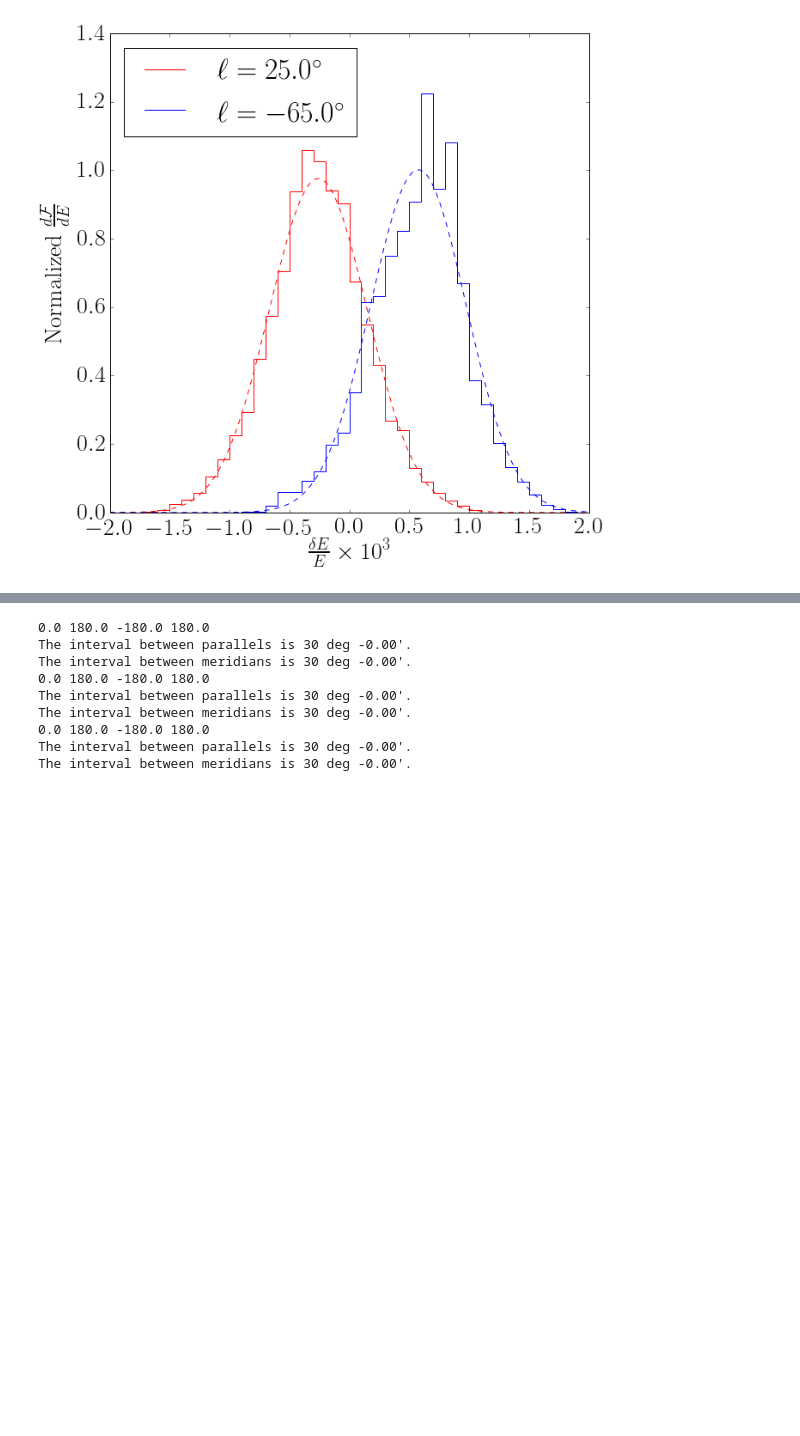
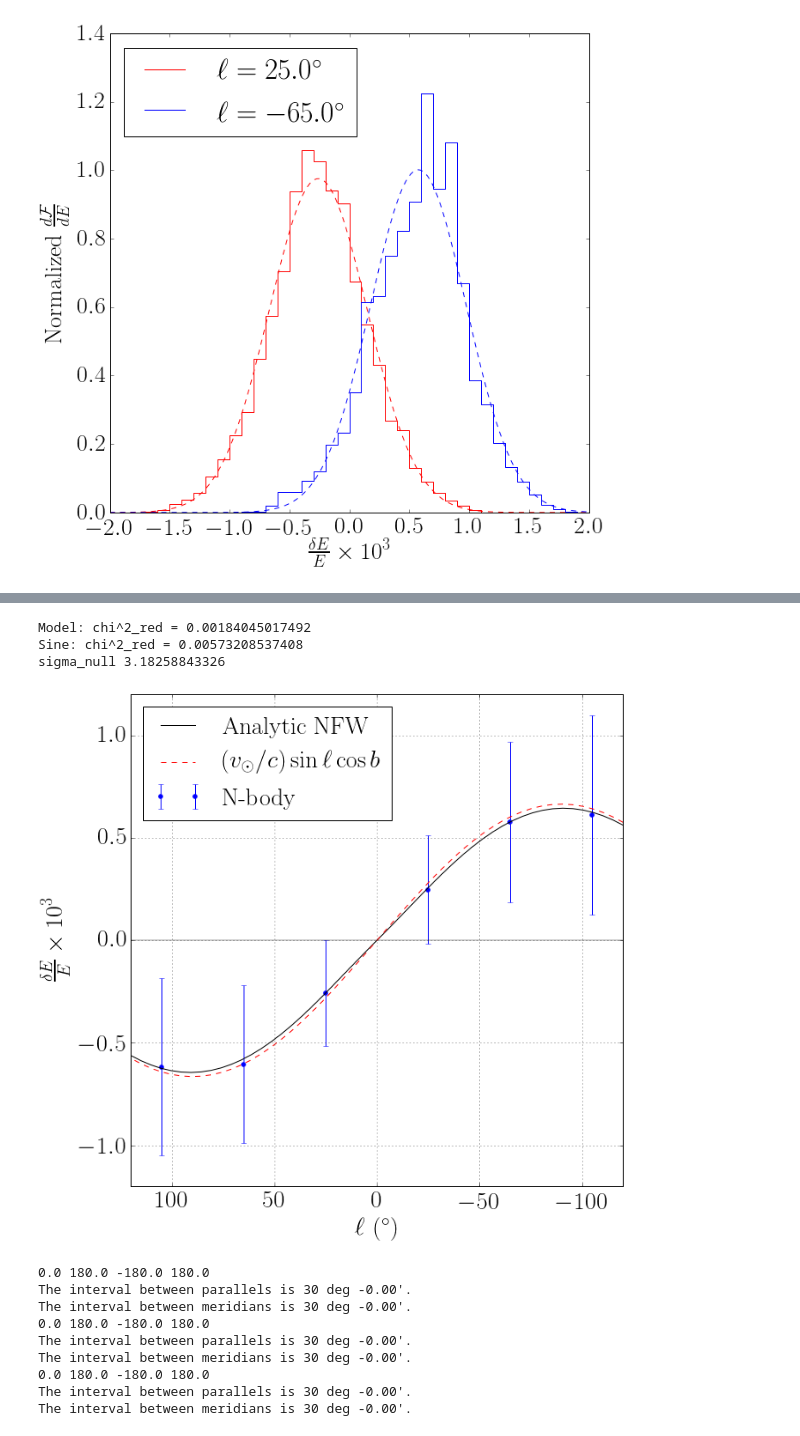
Before and after one commit to ranjanlaha/DMVS, a Jupyter notebook: python/figures.ipynb, the cells around one changed output, grey strips where cells are left out. Saved outputs shown, nothing was run; the diff lists cells and outputs as text; code cells hidden in the pictures; blank space fills up the shorter version.

```diff
--- a/python/figures.ipynb
+++ b/python/figures.ipynb
@@ -168,3 +129,62 @@ ax.legend(loc='upper left')
+# %%
+#### Halo 374 results! ####
+h = 374
+an = vs.readVSData(h, 'analytic')
+fill = vs.readVSData(h, 'fill')
+nb = vs.readVSData(h, 'nbody')
+ell = nb['l'][::2]
+cent_nb = nb['centroid'][::2]
+sig_nb = nb['sigma_centroid'][::2]
+cent_an = an['centroid'][::2]
+ell_fill = fill['l']
+cent_fill = fill['centroid']
+
+# plot the photons and their lines
+fig, ax = plt.subplots(1, 1, figsize=(10, 10))
+ax.errorbar(ell, cent_nb*10**3, yerr=sig_nb*10**3, \
+            c='blue', fmt='.', markersize=10, label='N-body')
+
+# plot the other models
+torad = np.pi/180.
+vcosb = -220.0/3.0e5*np.cos(25.*torad)
+ax.plot(ell_fill, cent_fill*10**3, 'k-', label='Analytic NFW')
+ax.plot(ell_fill, vcosb*np.sin(ell_fill*torad)*10**3, 'r--', label=r'$(v_\odot/c)\sin \ell \cos b$')
+ax.plot([-120, 120], [0,0], 'k-', lw=0.4)
+
+# statistics for the numerically-integrated model
+dof_model = len(ell)-2 # lose 2 dof for the fitted NFW parameters
+nsigma_model = (cent_nb-cent_an)/sig_nb
+chi2_model = np.sum(nsigma_model**2)/dof_model
+print "Model: chi^2_red =", chi2_model
+dof_sin = len(ell)
+nsigma_sin = (cent_nb-vcosb*np.sin(ell*torad))/sig_nb
+chi2_sin = np.sum(nsigma_sin**2)/dof_sin
+print "Sine: chi^2_red =", chi2_sin
+
+dof_null = len(ell)
+nsigma_null = cent_nb/sig_nb
+chi2_null = np.sum(nsigma_null**2)
+sigma_null = chi2_null**0.5
+print 'sigma_null', sigma_null
+
+# print 100*np.max(np.abs(1.0 - vcosb*np.sin(ell_fill*torad)/cent_fill))
+
+# frills
+ax.set_ylabel(r'$\frac{\delta E}{E} \times 10^3$')
+ax.set_xlabel(r'$\ell$ ($^{\circ}$)')
+ax.set_xlim(-120., 120.)
+ax.invert_xaxis()
+ax.set_ylim(-1.2, 1.2)
+ax.grid(True)
+ax.legend(loc='upper left', fontsize=28)
+
+# fig.savefig('../img/de_vs_l_800.png', bbox_inches='tight')
+fig.savefig('../img/de_vs_l.png', bbox_inches='tight')
+# %% [output]
+Model: chi^2_red = 0.00184045017492
+Sine: chi^2_red = 0.00573208537408
+sigma_null 3.18258843326
+[figure, added]
 # %%
 reload(vs);
 hpspec = vs.spectroscopy_healpix(pos=pos, vel=vel, mass=partmass, nside=8, **mx_params)
```
Also changed, not shown: parts of 3 cells of this notebook, 1 other file.
